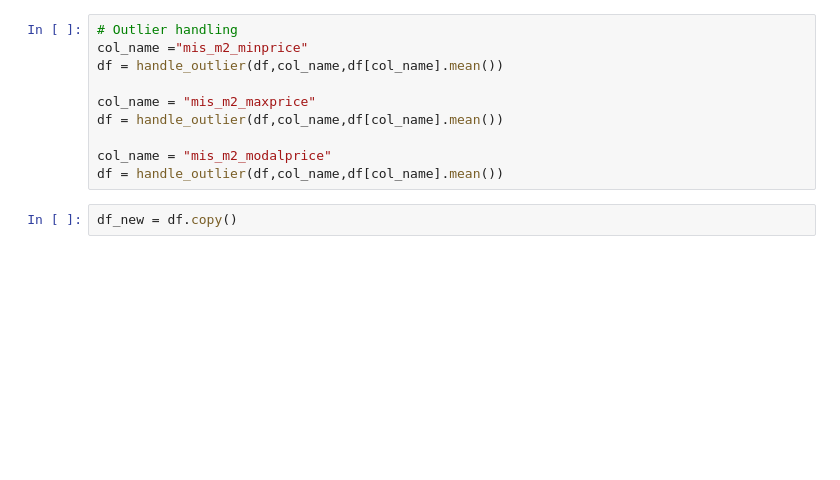
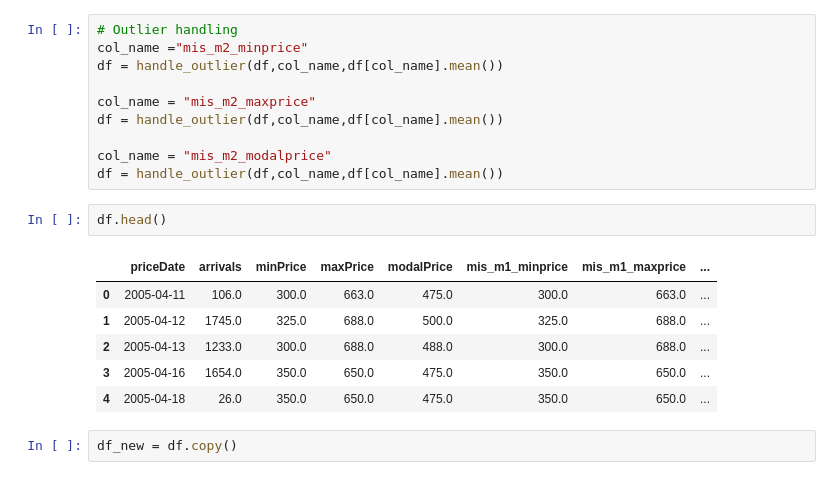
Before and after one commit to durgaharish1993/assignment-ts, a Jupyter notebook: python_notebook.ipynb, the cells around one changed output. Drawn from its saved outputs; the diff is of its cells as text; blank space fills up the shorter version.

```diff
--- a/python_notebook.ipynb
+++ b/python_notebook.ipynb
@@ -229,6 +69,15 @@ df = handle_outlier(df,col_name,df[col_name].mean())
 
 col_name = "mis_m2_modalprice"
 df = handle_outlier(df,col_name,df[col_name].mean())
+# %%
+df.head()
+# %% [output]
+|  | priceDate | arrivals | minPrice | maxPrice | modalPrice | mis_m1_minprice | mis_m1_maxprice | ... |
+| 0 | 2005-04-11 | 106.0 | 300.0 | 663.0 | 475.0 | 300.0 | 663.0 | ... |
+| 1 | 2005-04-12 | 1745.0 | 325.0 | 688.0 | 500.0 | 325.0 | 688.0 | ... |
+| 2 | 2005-04-13 | 1233.0 | 300.0 | 688.0 | 488.0 | 300.0 | 688.0 | ... |
+| 3 | 2005-04-16 | 1654.0 | 350.0 | 650.0 | 475.0 | 350.0 | 650.0 | ... |
+| 4 | 2005-04-18 | 26.0 | 350.0 | 650.0 | 475.0 | 350.0 | 650.0 | ... |
 # %%
 df_new = df.copy()
 # %%
```
Also changed, not shown: parts of 14 cells of this notebook, 1 other file.
